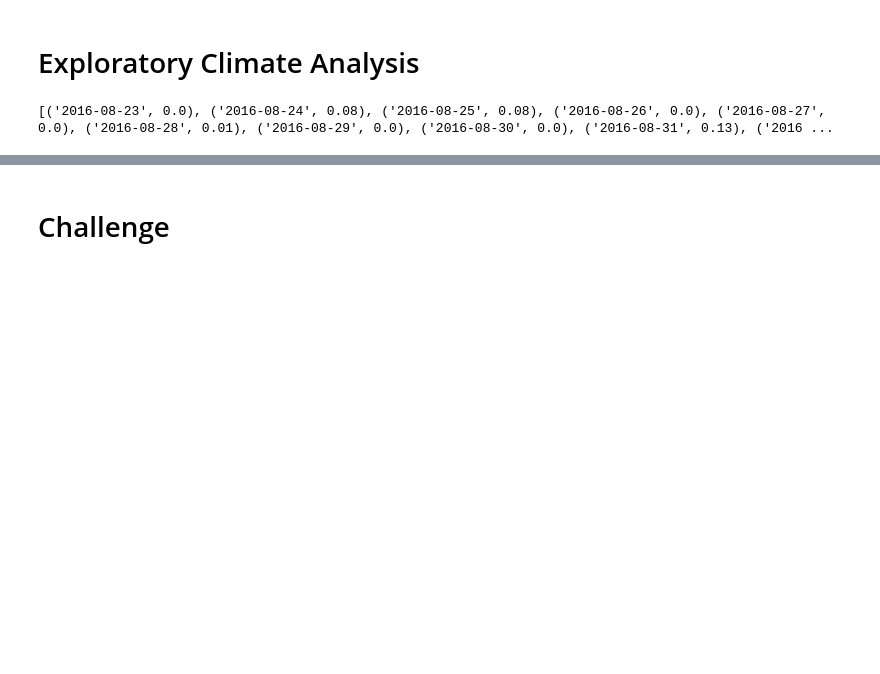
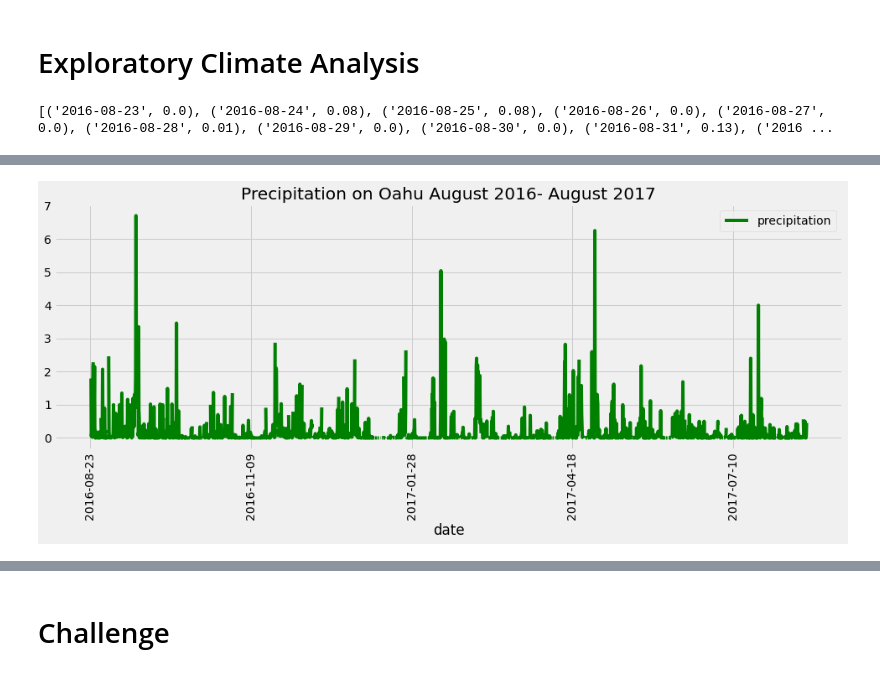
Before and after one commit to taktak2022/surfs_up, a Jupyter notebook: climate_analysis.ipynb, the cells around one changed output, grey strips where cells are left out. Saved outputs shown, nothing was run; the diff lists cells and outputs as text; code cells hidden in the pictures; blank space fills up the shorter version.

Commit message:
2nd commit.  classwork up to module 9.3.4

```diff
--- a/climate_analysis.ipynb
+++ b/climate_analysis.ipynb
@@ -60,3 +61,5 @@ print(results)
 # %%
 # MODULE 9.2.2 SAVE QUERY TO A PYTHON PANDAS DATAFRAME; CREATE VARIABLE 'df'
 # Save the query results as a Pandas DataFrame and set the index to the date column
+df = pd.DataFrame(results, columns=['date','precipitation'])
+df
@@ -62,0 +80,4 @@ print(results)
+# %%
+# SET THE INDEX COLUMN BY DATE; REPLACE AUTO-GENERATED ROW NUMBERS WITH DATE COLUMN
+df.set_index(df['date'], inplace=True)
+print(df.to_string(index=False))
@@ -63,2 +102,5 @@ print(results)
 # %%
+# MODULE 9.2.3
 # Sort the dataframe by date
+df = df.sort_index()
+print(df.to_string(index=False))
@@ -68 +125,11 @@ print(results)
+# %%
+# MODULE 9.2.4; * SEE MODULE 5.1.5 FOR REFERENCE TO MATPLOTLIB BAR CHART CREATION (& GOOGLE) *
+# * XTICK ORIENTATION WAS HORIZONTAL FOR SOME REASON; CHANGED TO VERTICAL WITH ADDITIONAL CODE *
+# Use Pandas Plotting with Matplotlib to plot the data
+df.plot(figsize=(15,5), color="green")
+plt.title("Precipitation on Oahu August 2016- August 2017")
+plt.xticks(rotation=90)
+plt.show()
+# %% [output]
+[figure, added]
 # %%
```
Also changed, not shown: parts of 12 cells of this notebook.
